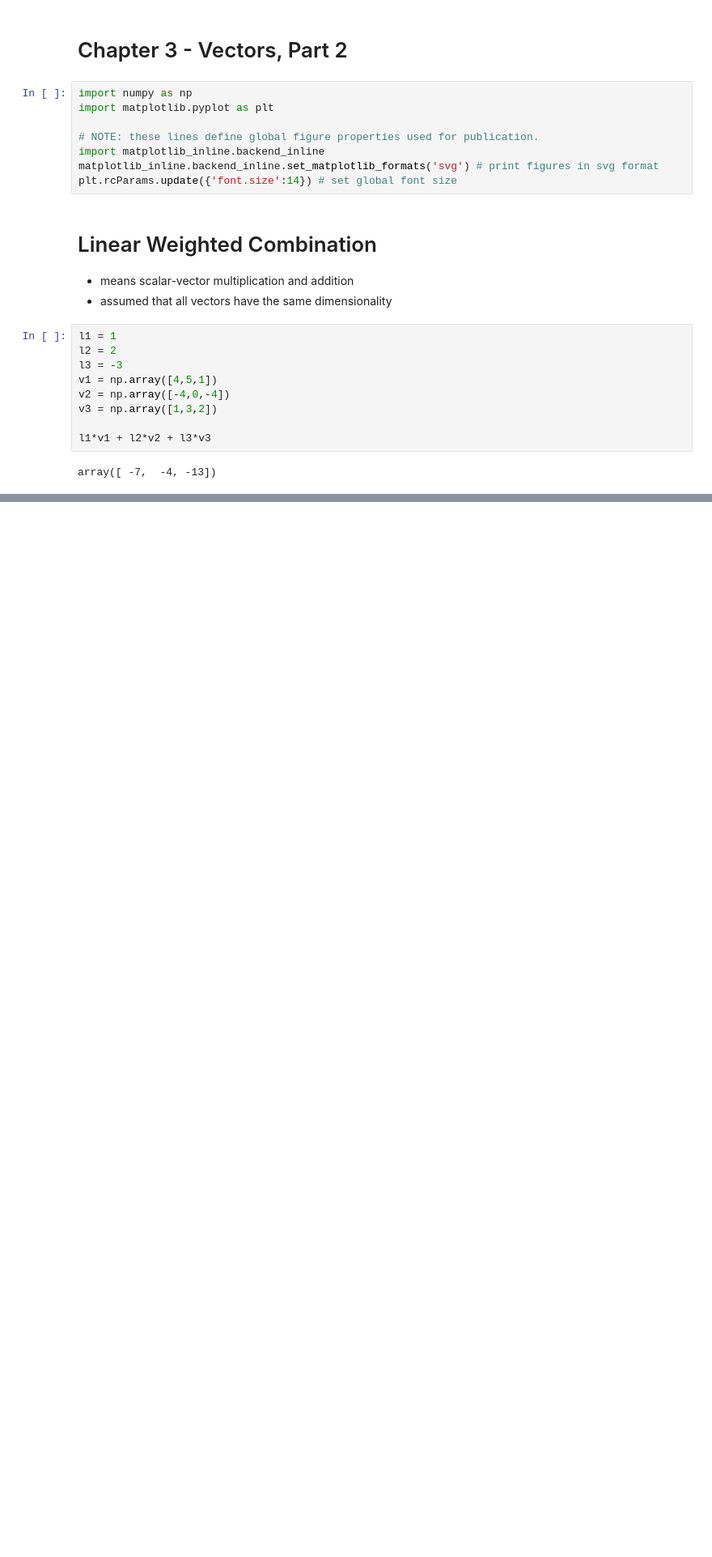
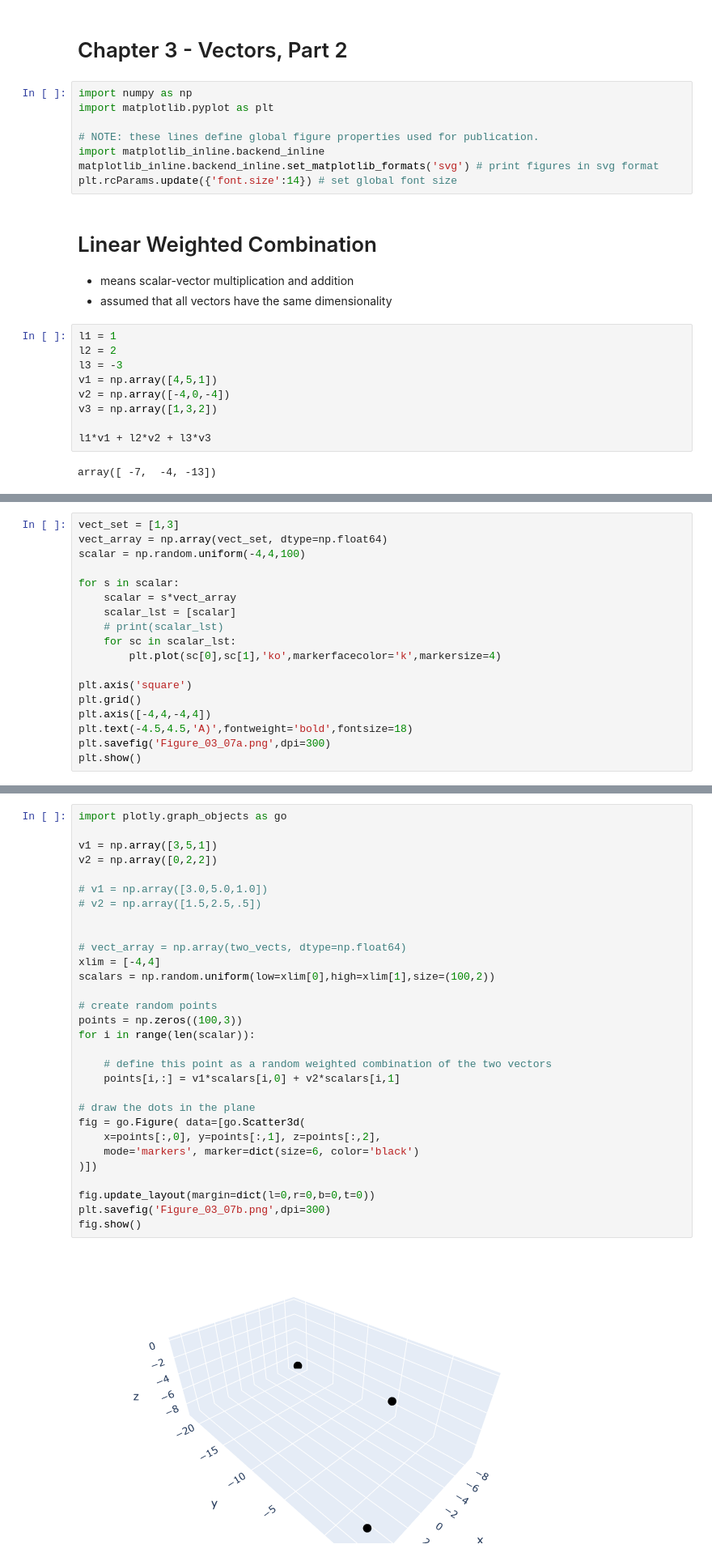
Before and after one commit to mjoshua97241/Linear-Algebra-for-Data-Science, a Jupyter notebook: Chapter 3 - Vectors, Part 2.ipynb, the cells around one changed output, grey strips where cells are left out. Shown at 81% size. Cells and saved outputs as stored; diff of their text form; blank space fills up the shorter version.

```diff
--- a/Chapter 3 - Vectors, Part 2.ipynb
+++ b/Chapter 3 - Vectors, Part 2.ipynb
@@ -38,0 +111,18 @@ The dimension of the subspace (the space created by combining the vectors) is:
+# %%
+vect_set = [1,3]
+vect_array = np.array(vect_set, dtype=np.float64)
+scalar = np.random.uniform(-4,4,100)
+
+for s in scalar:
+    scalar = s*vect_array
+    scalar_lst = [scalar]
+    # print(scalar_lst)
+    for sc in scalar_lst:
+        plt.plot(sc[0],sc[1],'ko',markerfacecolor='k',markersize=4)
+
+plt.axis('square')
+plt.grid()
+plt.axis([-4,4,-4,4])
+plt.text(-4.5,4.5,'A)',fontweight='bold',fontsize=18)
+plt.savefig('Figure_03_07a.png',dpi=300)
+plt.show()
@@ -38,0 +131,32 @@ The dimension of the subspace (the space created by combining the vectors) is:
+# %%
+import plotly.graph_objects as go
+
+v1 = np.array([3,5,1])
+v2 = np.array([0,2,2])
+
+# v1 = np.array([3.0,5.0,1.0])
+# v2 = np.array([1.5,2.5,.5])
+
+
+# vect_array = np.array(two_vects, dtype=np.float64)
+xlim = [-4,4]
+scalars = np.random.uniform(low=xlim[0],high=xlim[1],size=(100,2))
+
+# create random points
+points = np.zeros((100,3))
+for i in range(len(scalar)):
+
+    # define this point as a random weighted combination of the two vectors
+    points[i,:] = v1*scalars[i,0] + v2*scalars[i,1]
+
+# draw the dots in the plane
+fig = go.Figure( data=[go.Scatter3d(
+    x=points[:,0], y=points[:,1], z=points[:,2],
+    mode='markers', marker=dict(size=6, color='black')
+)])
+
+fig.update_layout(margin=dict(l=0,r=0,b=0,t=0))
+plt.savefig('Figure_03_07b.png',dpi=300)
+fig.show()
+# %% [output]
+[figure, added]
```
Also changed, not shown: parts of 10 cells of this notebook, 3 other files.
